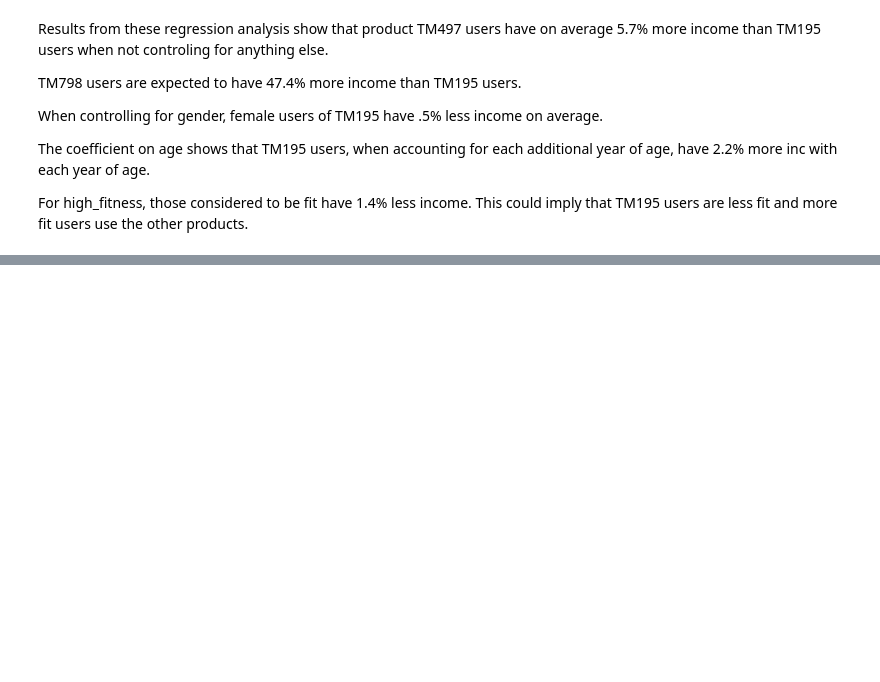
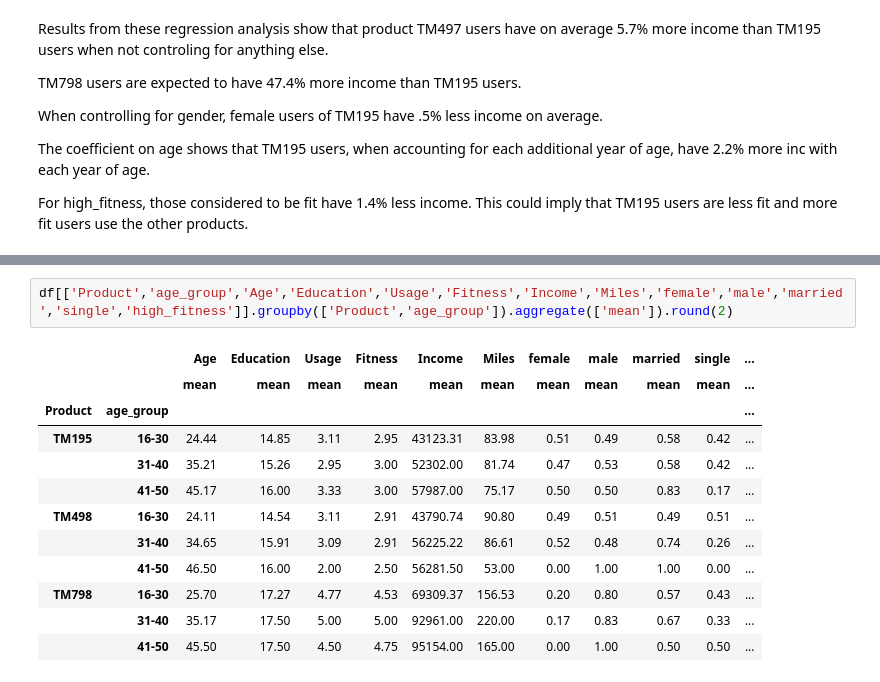
Before and after one commit to szilvasipeter2000/coding1_team-project, a Jupyter notebook: team_3.ipynb, the cells around one changed output, grey strips where cells are left out. Saved outputs shown, nothing was run; the diff lists cells and outputs as text; blank space fills up the shorter version.

Commit message:
added descriptive table

```diff
--- a/team_3.ipynb
+++ b/team_3.ipynb
@@ -94,0 +173,15 @@ For high_fitness, those considered to be fit have 1.4% less income. This could i
+# %%
+df[['Product','age_group','Age','Education','Usage','Fitness','Income','Miles','female','male','married','single','high_fitness']].groupby(['Product','age_group']).aggregate(['mean']).round(2)
+# %% [output]
+|  |  | Age | Education | Usage | Fitness | Income | Miles | female | male | married | single | ... |
+|  |  | mean | mean | mean | mean | mean | mean | mean | mean | mean | mean | ... |
+| Product | age_group |  |  |  |  |  |  |  |  |  |  | ... |
+| TM195 | 16-30 | 24.44 | 14.85 | 3.11 | 2.95 | 43123.31 | 83.98 | 0.51 | 0.49 | 0.58 | 0.42 | ... |
+|  | 31-40 | 35.21 | 15.26 | 2.95 | 3.00 | 52302.00 | 81.74 | 0.47 | 0.53 | 0.58 | 0.42 | ... |
+|  | 41-50 | 45.17 | 16.00 | 3.33 | 3.00 | 57987.00 | 75.17 | 0.50 | 0.50 | 0.83 | 0.17 | ... |
+| TM498 | 16-30 | 24.11 | 14.54 | 3.11 | 2.91 | 43790.74 | 90.80 | 0.49 | 0.51 | 0.49 | 0.51 | ... |
+|  | 31-40 | 34.65 | 15.91 | 3.09 | 2.91 | 56225.22 | 86.61 | 0.52 | 0.48 | 0.74 | 0.26 | ... |
+|  | 41-50 | 46.50 | 16.00 | 2.00 | 2.50 | 56281.50 | 53.00 | 0.00 | 1.00 | 1.00 | 0.00 | ... |
+| TM798 | 16-30 | 25.70 | 17.27 | 4.77 | 4.53 | 69309.37 | 156.53 | 0.20 | 0.80 | 0.57 | 0.43 | ... |
+|  | 31-40 | 35.17 | 17.50 | 5.00 | 5.00 | 92961.00 | 220.00 | 0.17 | 0.83 | 0.67 | 0.33 | ... |
+|  | 41-50 | 45.50 | 17.50 | 4.50 | 4.75 | 95154.00 | 165.00 | 0.00 | 1.00 | 0.50 | 0.50 | ... |
```
Also changed, not shown: parts of 9 cells of this notebook.
